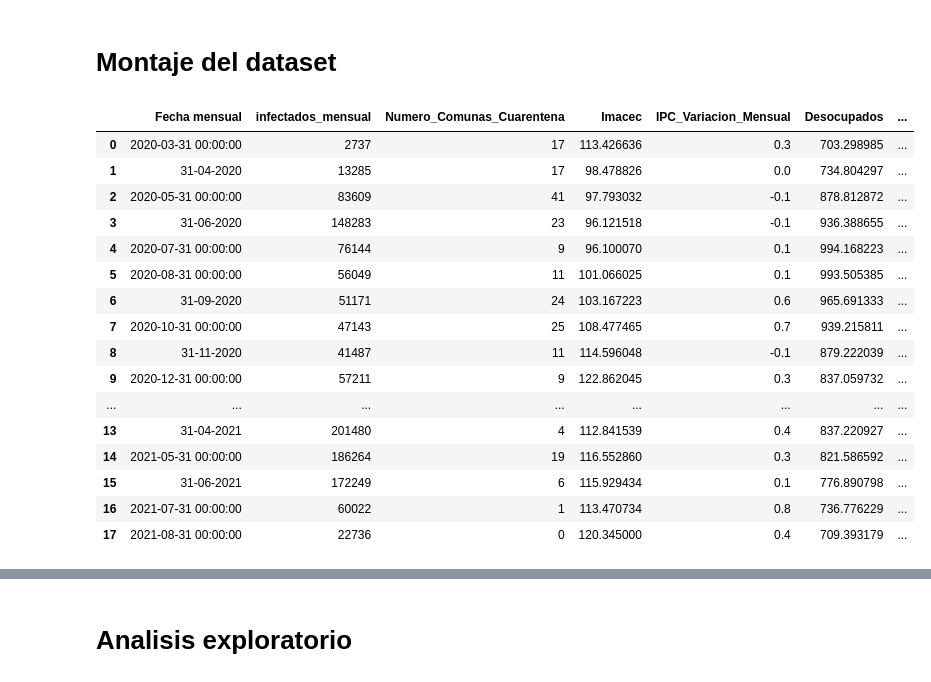
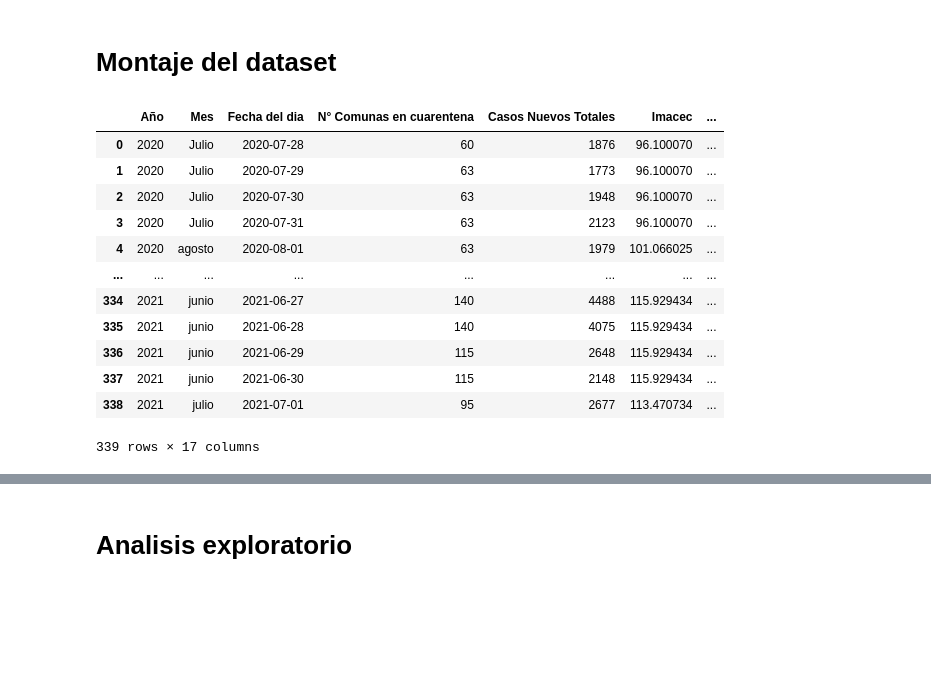
Before and after one commit to alejandromunizsiques/Ejercicios-Coding-Dojo, a Jupyter notebook: Estudio_Covid.ipynb, the cells around one changed output, grey strips where cells are left out. Saved outputs shown, nothing was run; the diff lists cells and outputs as text; code cells hidden in the pictures; blank space fills up the shorter version.

```diff
--- a/Estudio_Covid.ipynb
+++ b/Estudio_Covid.ipynb
@@ -36,24 +59,20 @@ Requirement already satisfied: threadpoolctl>=2.0.0 in /usr/local/lib/python3.7/
 # %% [markdown]
 # Montaje del dataset
 # %%
-df = pd.read_excel("/content/drive/MyDrive/Ejercicios personales Data Science/CASOS COVID.xlsx")
-df = df.drop(columns=("Unnamed: 0"),axis=1)
+df = pd.read_excel("/content/drive/MyDrive/Ejercicios personales Data Science/Dataset_Casos_Covid_por_dias.xlsx",)
+df= df.dropna()
 df
 # %% [output]
-|  | Fecha mensual | infectados_mensual | Numero_Comunas_Cuarentena | Imacec | IPC_Variacion_Mensual | Desocupados | ... |
-| 0 | 2020-03-31 00:00:00 | 2737 | 17 | 113.426636 | 0.3 | 703.298985 | ... |
-| 1 | 31-04-2020 | 13285 | 17 | 98.478826 | 0.0 | 734.804297 | ... |
-| 2 | 2020-05-31 00:00:00 | 83609 | 41 | 97.793032 | -0.1 | 878.812872 | ... |
-| 3 | 31-06-2020 | 148283 | 23 | 96.121518 | -0.1 | 936.388655 | ... |
-| 4 | 2020-07-31 00:00:00 | 76144 | 9 | 96.100070 | 0.1 | 994.168223 | ... |
-| 5 | 2020-08-31 00:00:00 | 56049 | 11 | 101.066025 | 0.1 | 993.505385 | ... |
-| 6 | 31-09-2020 | 51171 | 24 | 103.167223 | 0.6 | 965.691333 | ... |
-| 7 | 2020-10-31 00:00:00 | 47143 | 25 | 108.477465 | 0.7 | 939.215811 | ... |
-| 8 | 31-11-2020 | 41487 | 11 | 114.596048 | -0.1 | 879.222039 | ... |
-| 9 | 2020-12-31 00:00:00 | 57211 | 9 | 122.862045 | 0.3 | 837.059732 | ... |
+|  | Año | Mes | Fecha del dia | N° Comunas en cuarentena | Casos Nuevos Totales | Imacec | ... |
+| 0 | 2020 | Julio | 2020-07-28 | 60 | 1876 | 96.100070 | ... |
+| 1 | 2020 | Julio | 2020-07-29 | 63 | 1773 | 96.100070 | ... |
+| 2 | 2020 | Julio | 2020-07-30 | 63 | 1948 | 96.100070 | ... |
+| 3 | 2020 | Julio | 2020-07-31 | 63 | 2123 | 96.100070 | ... |
+| 4 | 2020 | agosto | 2020-08-01 | 63 | 1979 | 101.066025 | ... |
 | ... | ... | ... | ... | ... | ... | ... | ... |
-| 13 | 31-04-2021 | 201480 | 4 | 112.841539 | 0.4 | 837.220927 | ... |
-| 14 | 2021-05-31 00:00:00 | 186264 | 19 | 116.552860 | 0.3 | 821.586592 | ... |
-| 15 | 31-06-2021 | 172249 | 6 | 115.929434 | 0.1 | 776.890798 | ... |
-| 16 | 2021-07-31 00:00:00 | 60022 | 1 | 113.470734 | 0.8 | 736.776229 | ... |
-| 17 | 2021-08-31 00:00:00 | 22736 | 0 | 120.345000 | 0.4 | 709.393179 | ... |
+| 334 | 2021 | junio | 2021-06-27 | 140 | 4488 | 115.929434 | ... |
+| 335 | 2021 | junio | 2021-06-28 | 140 | 4075 | 115.929434 | ... |
+| 336 | 2021 | junio | 2021-06-29 | 115 | 2648 | 115.929434 | ... |
+| 337 | 2021 | junio | 2021-06-30 | 115 | 2148 | 115.929434 | ... |
+| 338 | 2021 | julio | 2021-07-01 | 95 | 2677 | 113.470734 | ... |
+339 rows × 17 columns
```
Also changed, not shown: parts of 42 cells of this notebook.
